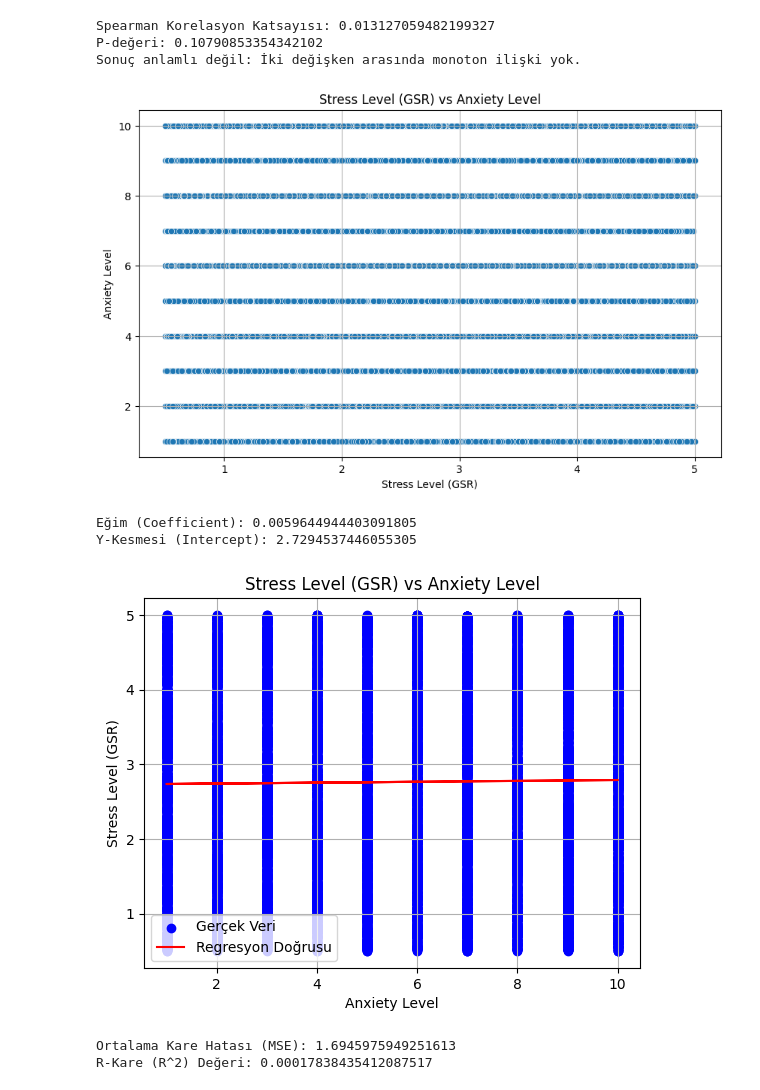
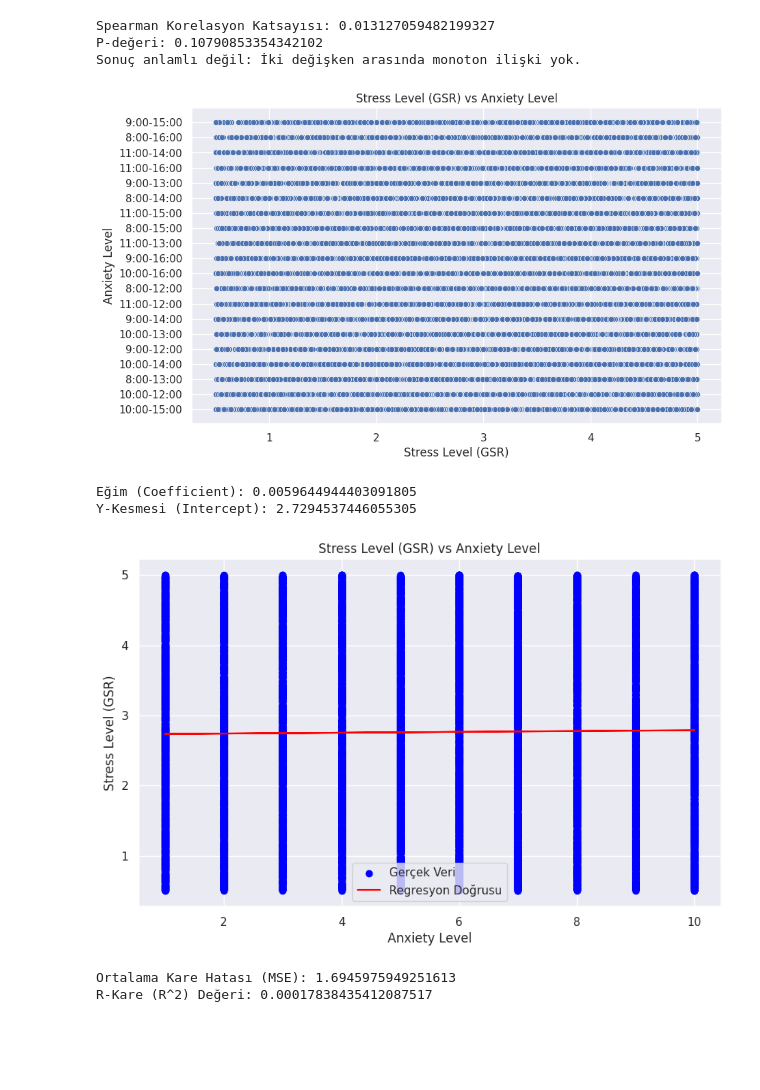
Before and after one commit to yildirim-alican/Student-Health-and-Attendance-Data-Istatistikler, a Jupyter notebook: temel-statistik-denemeleri.ipynb, the cells around one changed output. Cells and saved outputs as stored; diff of their text form; code cells hidden in the pictures; blank space fills up the shorter version.

```diff
--- a/temel-statistik-denemeleri.ipynb
+++ b/temel-statistik-denemeleri.ipynb
@@ -10,0 +159,4 @@ numeric_df = df.select_dtypes(include=[np.number])
+# %%
+df.dropna(inplace=True)
+# %%
+df['Risk Level'][df['Attendance Status'].str.endswith('(usually)')]=3
@@ -71,0 +254,8 @@ plt.show()
+# %%
+sns.set(rc = {'figure.figsize':(10,6)})
+time_group = data.groupby('Class Time')['Stress Level (GSR)'].mean().reset_index()
+sns.lineplot(data = time_group,
+             x = 'Class Time', y = 'Stress Level (GSR)')
+plt.title('Average Stress Level Over Class Time')
+plt.xticks(rotation = 90)
+plt.show()
@@ -469,14 +615,14 @@ Sonuç anlamlı değil: İki değişken arasında monoton ilişki yok.
 # %%
 # Scatter plot oluşturma
 plt.figure(figsize=(10, 6))
-sns.scatterplot(x='Stress Level (GSR)', y='Anxiety Level', data=df)
+sns.scatterplot(x='Stress Level (GSR)', y='Class Time', data=df)
 plt.title('Stress Level (GSR) vs Anxiety Level')
 plt.xlabel('Stress Level (GSR)')
 plt.ylabel('Anxiety Level')
 plt.grid(True)
 plt.show()
 # %% [output]
-[figure, old version]
+[figure, new version]
 # %%
 from sklearn.linear_model import LinearRegression
 
@@ -508,7 +654,7 @@ plt.show()
 # %% [output]
 Eğim (Coefficient): 0.0059644944403091805
 Y-Kesmesi (Intercept): 2.7294537446055305
-[figure, old version]
+[figure, new version]
 # %%
 from sklearn.preprocessing import PolynomialFeatures
 from sklearn.linear_model import LinearRegression
```
Also changed, not shown: parts of 39 cells of this notebook.
